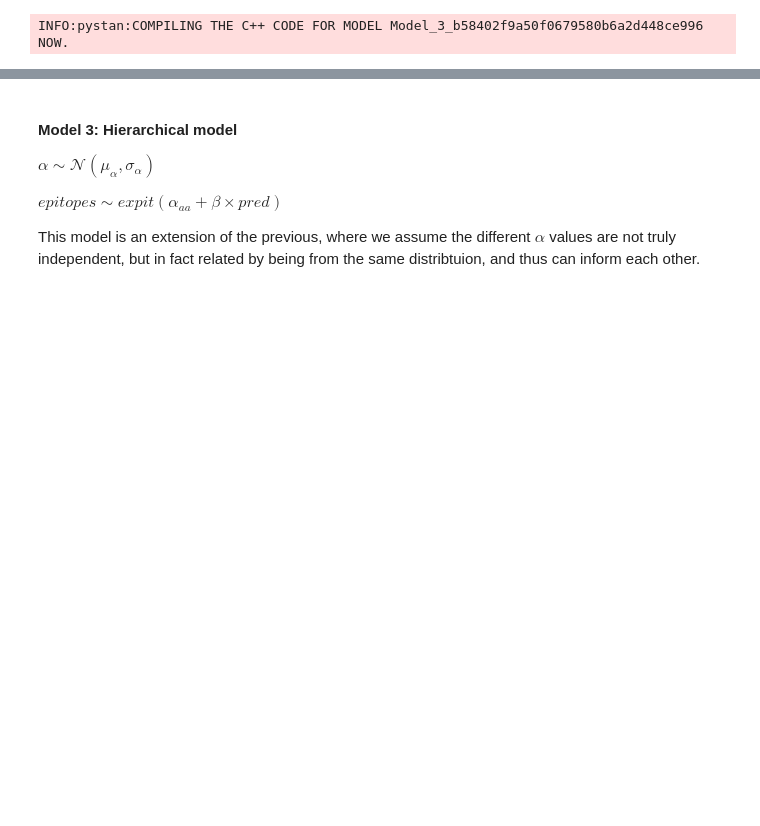
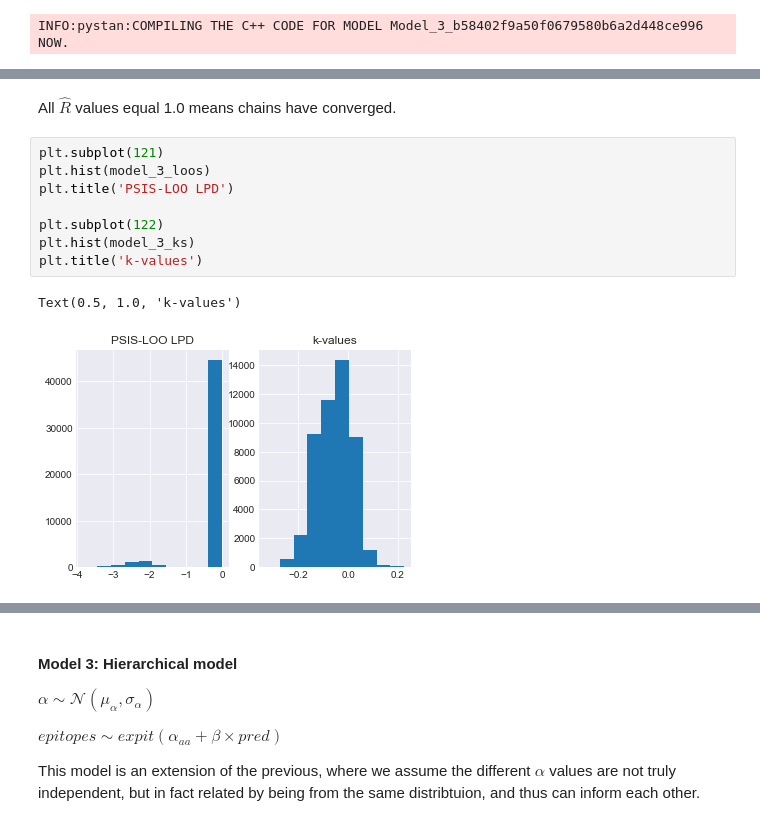
Before and after one commit to BirkirRey/BayesianBepipred, a Jupyter notebook: jakob_dennis/report_nissen_pohl.ipynb, the cells around one changed output, grey strips where cells are left out. Drawn from its saved outputs; the diff is of its cells as text; blank space fills up the shorter version.

```diff
--- a/jakob_dennis/report_nissen_pohl.ipynb
+++ b/jakob_dennis/report_nissen_pohl.ipynb
@@ -196,3 +196,16 @@ Samples were drawn using NUTS at Sat May 11 17:42:40 2019.
 For each parameter, n_eff is a crude measure of effective sample size,
 and Rhat is the potential scale reduction factor on split chains (at
 convergence, Rhat=1).
+# %% [markdown]
+All $\hat{R}$ values equal 1.0 means chains have converged.
+# %%
+plt.subplot(121)
+plt.hist(model_3_loos)
+plt.title('PSIS-LOO LPD')
+
+plt.subplot(122)
+plt.hist(model_3_ks)
+plt.title('k-values')
+# %% [output]
+Text(0.5, 1.0, 'k-values')
+[figure, added]
```
Also changed, not shown: parts of 4 cells of this notebook.
